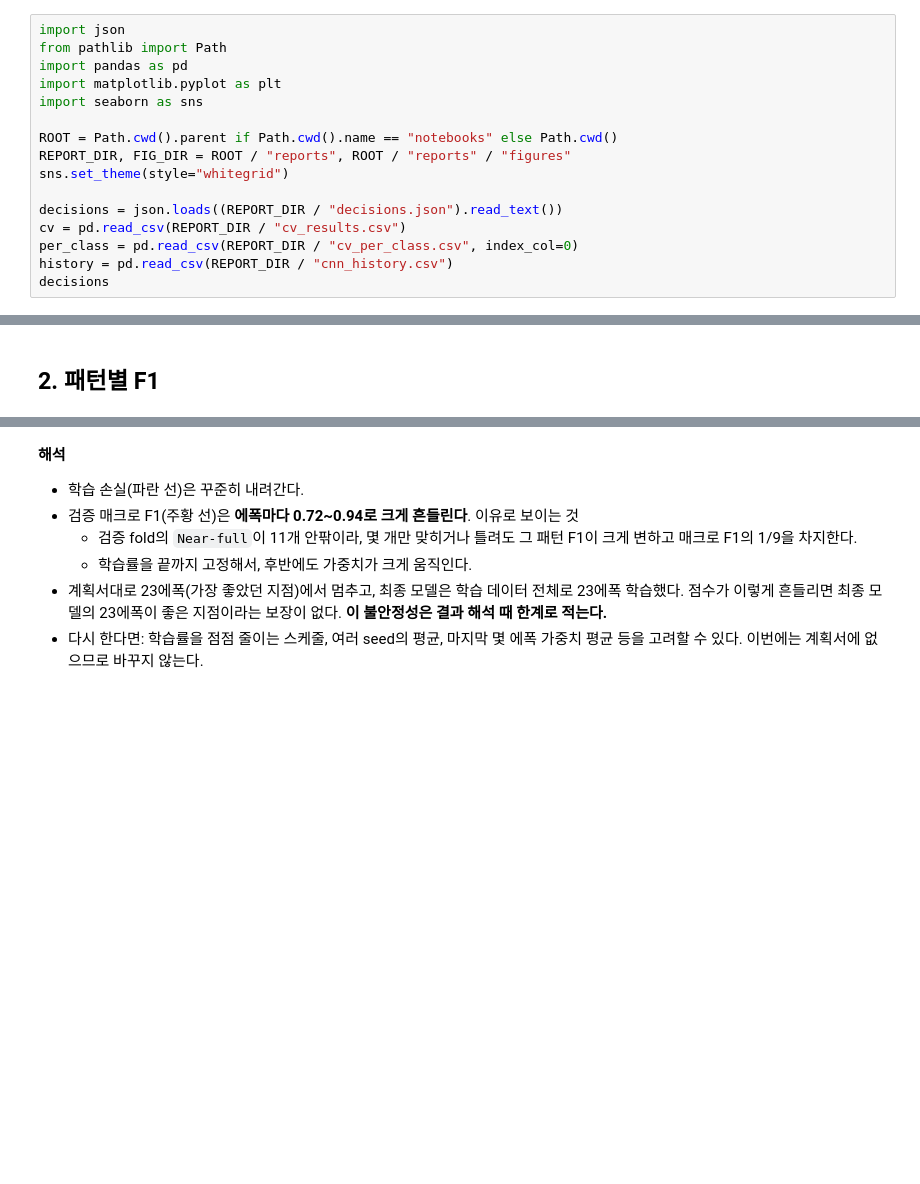
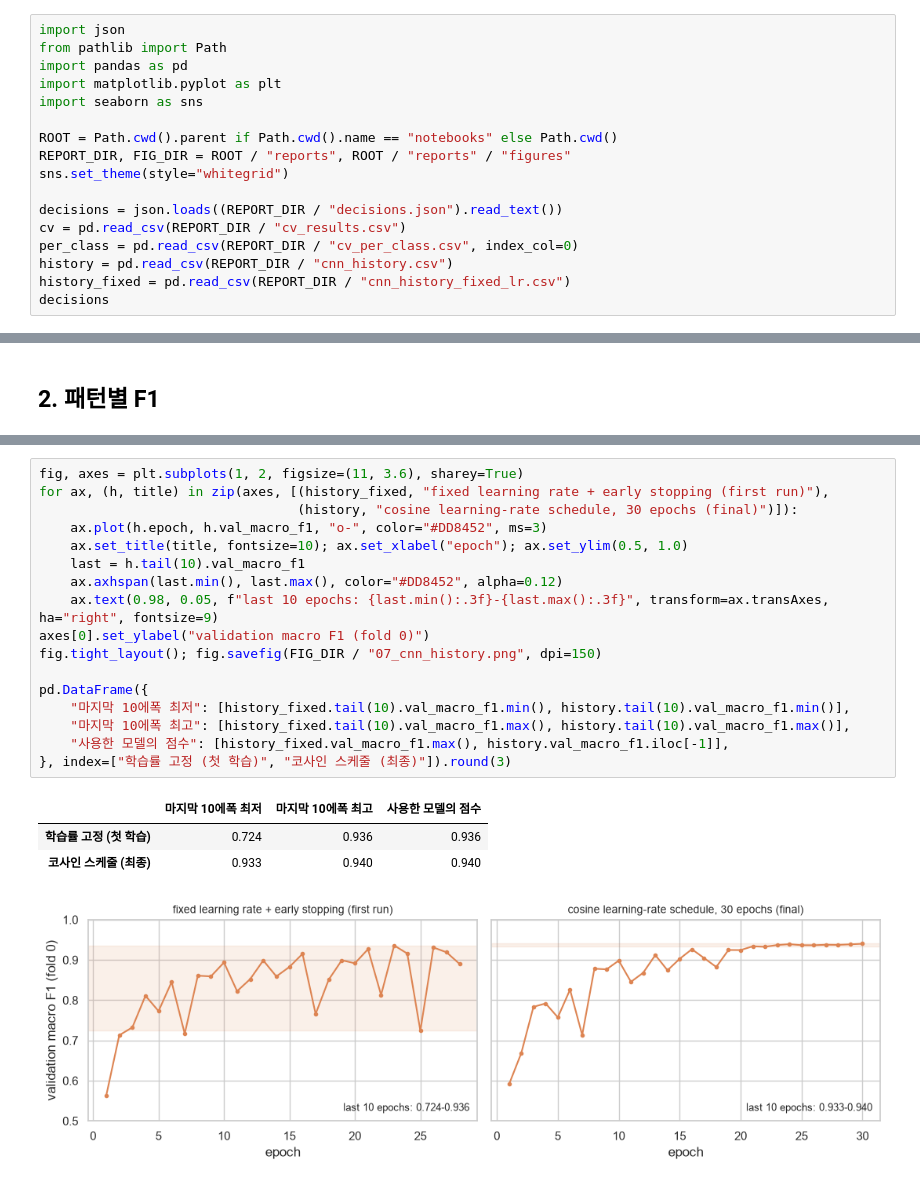
Before and after one commit to heerohyoon/manufacturing-ai-portfolio, a Jupyter notebook: wafer-map/notebooks/02_models.ipynb, the cells around one changed output, grey strips where cells are left out. Cells and saved outputs as stored; diff of their text form; blank space fills up the shorter version.

Commit message:
CNN을 코사인 학습률 스케줄로 다시 학습하고 가중치 고정 (평가 데이터를 열기 전)
- 첫 학습은 검증 점수가 에폭마다 0.72~0.94로 흔들림: 학습률 고정이 원인으로 판단
- 코사인 스케줄 30에폭: 마지막 10에폭 0.933~0.940, 마지막 에폭 0.940
- 계획서 변경 기록, 학습 곡선 비교 그림, 최종 가중치 교체

```diff
--- a/wafer-map/notebooks/02_models.ipynb
+++ b/wafer-map/notebooks/02_models.ipynb
@@ -21,6 +22,7 @@ decisions = json.loads((REPORT_DIR / "decisions.json").read_text())
 cv = pd.read_csv(REPORT_DIR / "cv_results.csv")
 per_class = pd.read_csv(REPORT_DIR / "cv_per_class.csv", index_col=0)
 history = pd.read_csv(REPORT_DIR / "cnn_history.csv")
+history_fixed = pd.read_csv(REPORT_DIR / "cnn_history_fixed_lr.csv")
 decisions
 # %% [output]
 {'m0': '고정 설정',
@@ -115,9 +97,22 @@ history.round(3).tail(8)
-# %% [markdown]
-**해석**
-- 학습 손실(파란 선)은 꾸준히 내려간다.
-- 검증 매크로 F1(주황 선)은 **에폭마다 0.72~0.94로 크게 흔들린다**. 이유로 보이는 것
-  - 검증 fold의 `Near-full`이 11개 안팎이라, 몇 개만 맞히거나 틀려도 그 패턴 F1이 크게 변하고 매크로 F1의 1/9을 차지한다.
-  - 학습률을 끝까지 고정해서, 후반에도 가중치가 크게 움직인다.
-- 계획서대로 23에폭(가장 좋았던 지점)에서 멈추고, 최종 모델은 학습 데이터 전체로 23에폭 학습했다.
-  점수가 이렇게 흔들리면 최종 모델의 23에폭이 좋은 지점이라는 보장이 없다. **이 불안정성은 결과 해석 때 한계로 적는다.**
-- 다시 한다면: 학습률을 점점 줄이는 스케줄, 여러 seed의 평균, 마지막 몇 에폭 가중치 평균 등을 고려할 수 있다. 이번에는 계획서에 없으므로 바꾸지 않는다.
+# %%
+fig, axes = plt.subplots(1, 2, figsize=(11, 3.6), sharey=True)
+for ax, (h, title) in zip(axes, [(history_fixed, "fixed learning rate + early stopping (first run)"),
+                                 (history, "cosine learning-rate schedule, 30 epochs (final)")]):
+    ax.plot(h.epoch, h.val_macro_f1, "o-", color="#DD8452", ms=3)
+    ax.set_title(title, fontsize=10); ax.set_xlabel("epoch"); ax.set_ylim(0.5, 1.0)
+    last = h.tail(10).val_macro_f1
+    ax.axhspan(last.min(), last.max(), color="#DD8452", alpha=0.12)
+    ax.text(0.98, 0.05, f"last 10 epochs: {last.min():.3f}-{last.max():.3f}", transform=ax.transAxes, ha="right", fontsize=9)
+axes[0].set_ylabel("validation macro F1 (fold 0)")
+fig.tight_layout(); fig.savefig(FIG_DIR / "07_cnn_history.png", dpi=150)
+
+pd.DataFrame({
+    "마지막 10에폭 최저": [history_fixed.tail(10).val_macro_f1.min(), history.tail(10).val_macro_f1.min()],
+    "마지막 10에폭 최고": [history_fixed.tail(10).val_macro_f1.max(), history.tail(10).val_macro_f1.max()],
+    "사용한 모델의 점수": [history_fixed.val_macro_f1.max(), history.val_macro_f1.iloc[-1]],
+}, index=["학습률 고정 (첫 학습)", "코사인 스케줄 (최종)"]).round(3)
+# %% [output]
+|  | 마지막 10에폭 최저 | 마지막 10에폭 최고 | 사용한 모델의 점수 |
+| 학습률 고정 (첫 학습) | 0.724 | 0.936 | 0.936 |
+| 코사인 스케줄 (최종) | 0.933 | 0.940 | 0.940 |
+[figure, added]
```
Also changed, not shown: parts of 10 cells of this notebook, 13 other files.
